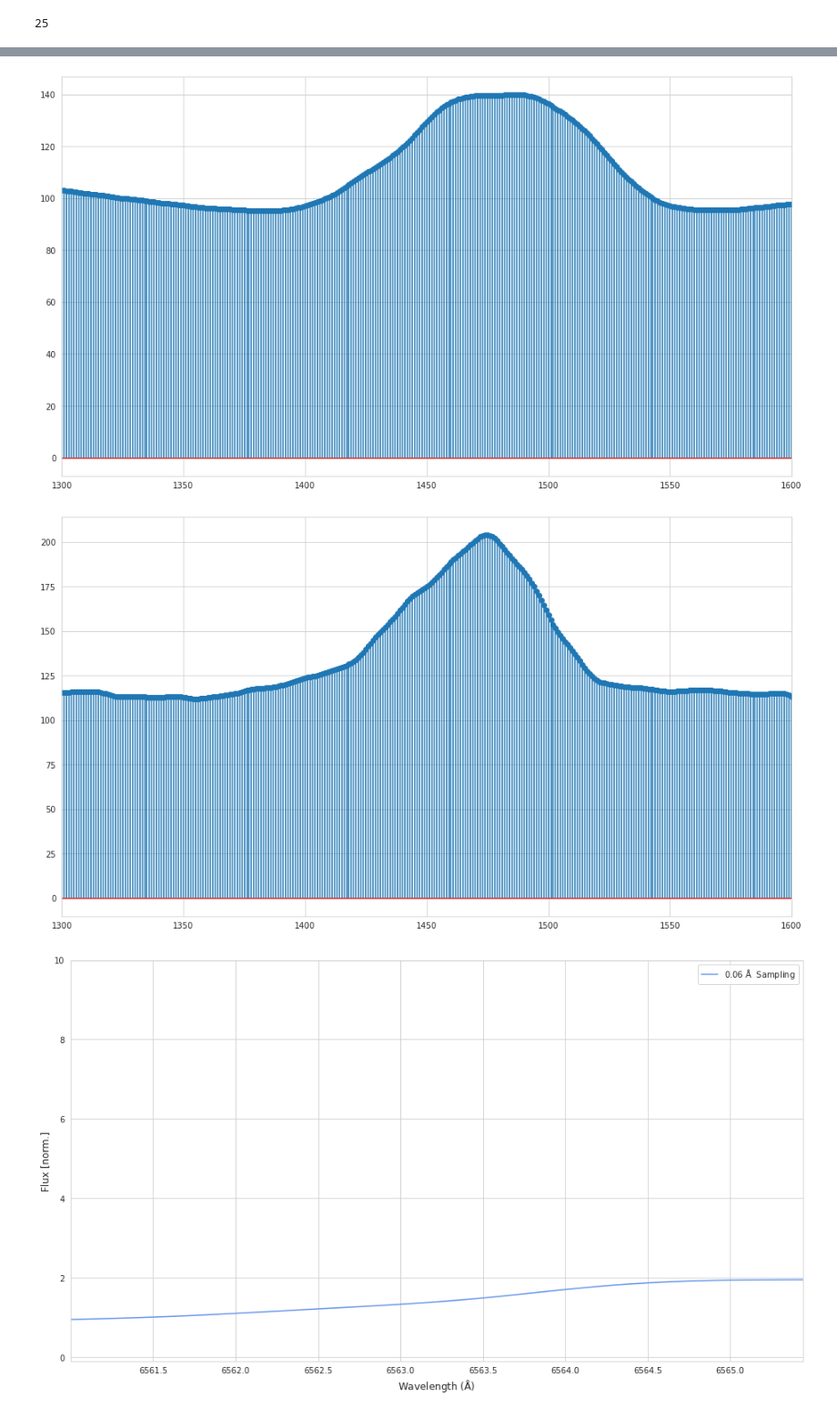
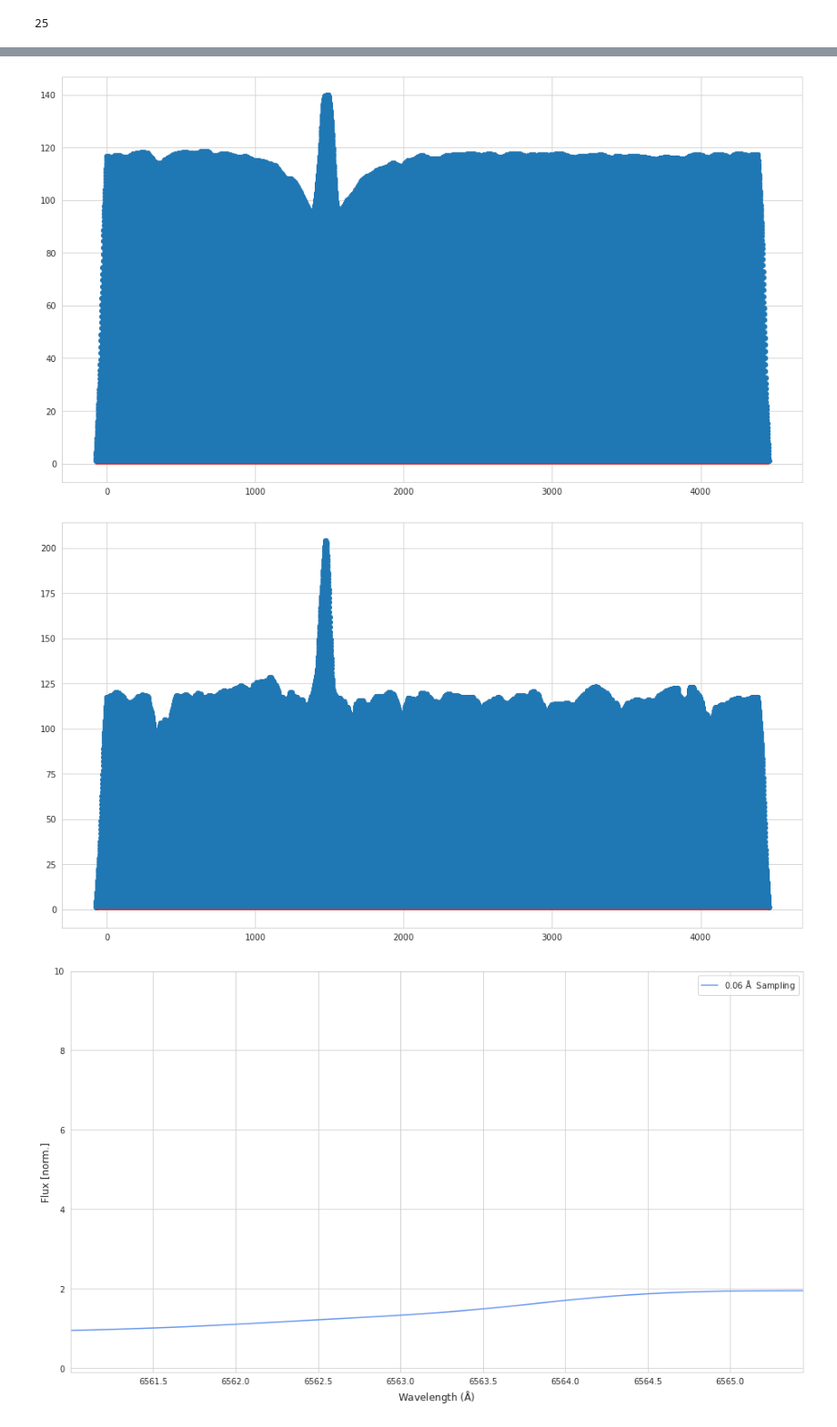
Before and after one commit to PravNJ/mnras-cotar-data, a Jupyter notebook: open-fits.ipynb, the cells around one changed output, grey strips where cells are left out. Shown: that part at 91% size. Drawn from its saved outputs; the diff is of its cells as text; code cells hidden in the pictures.

```diff
--- a/open-fits.ipynb
+++ b/open-fits.ipynb
@@ -284,3 +277,15 @@ UPPER_LAMBDA = 6740
+# %%
+GRID_SIZE = 0.06
+LOWER_LAMBDA = 6472.5
+UPPER_LAMBDA = 6740
+
+regrid = np.arange(LOWER_LAMBDA, UPPER_LAMBDA, GRID_SIZE)
+
+def resample_spectra(spectrum, camera, verbose):
+
+    spec_resample, spec_errs_resample = spectres(regrid,  spectrum['wave_norm_'+str(camera)], spectrum['sob_norm_'+str(camera)], spec_errs= spectrum['uob_norm_'+str(camera)],verbose=verbose)
+
+    return spec_resample, spec_errs_resample
 # %%
 regrid = np.arange(LOWER_LAMBDA, UPPER_LAMBDA, GRID_SIZE)
 # %%
@@ -475,19 +480,19 @@ def xcorr(x,y):
 # %%
 lags,c = xcorr(resampled_spectra_collection["spec_resample"][4], y);
 plt.figure()
 plt.stem(lags,c)
-plt.xlim([1300,1600])
+#plt.xlim([1300,1600])
 plt.show()
 # %% [output]
-[figure, old version]
+[figure, new version]
 # %%
 lags,c = xcorr(resampled_spectra_collection["spec_resample"][8], y);
 plt.figure()
 plt.stem(lags,c)
-plt.xlim([1300,1600])
+#plt.xlim([1300,1600])
 plt.show()
 # %% [output]
-[figure, old version]
+[figure, new version]
 # %%
 #test one spectrum
 f, ax = plt.subplots(figsize=(16,9))
```
Also changed, not shown: parts of 23 cells of this notebook, 3 other files.
